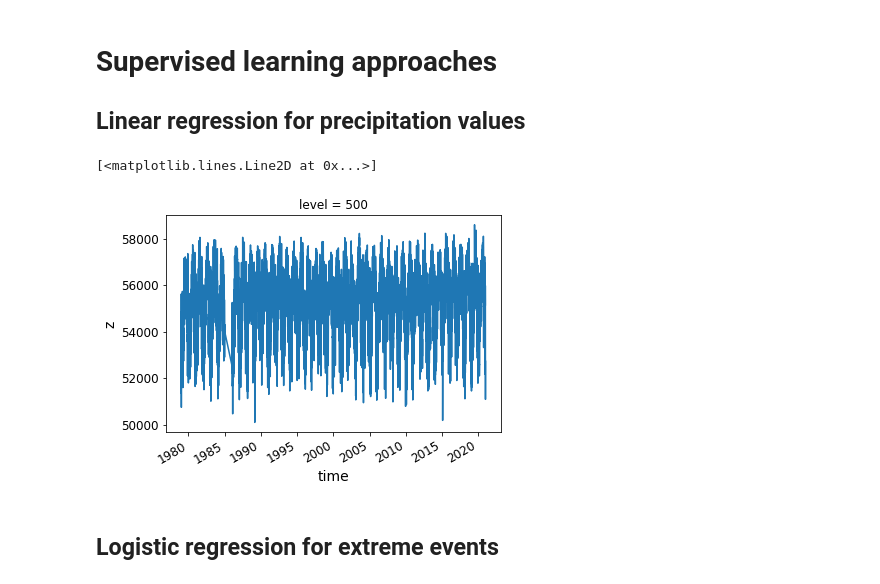
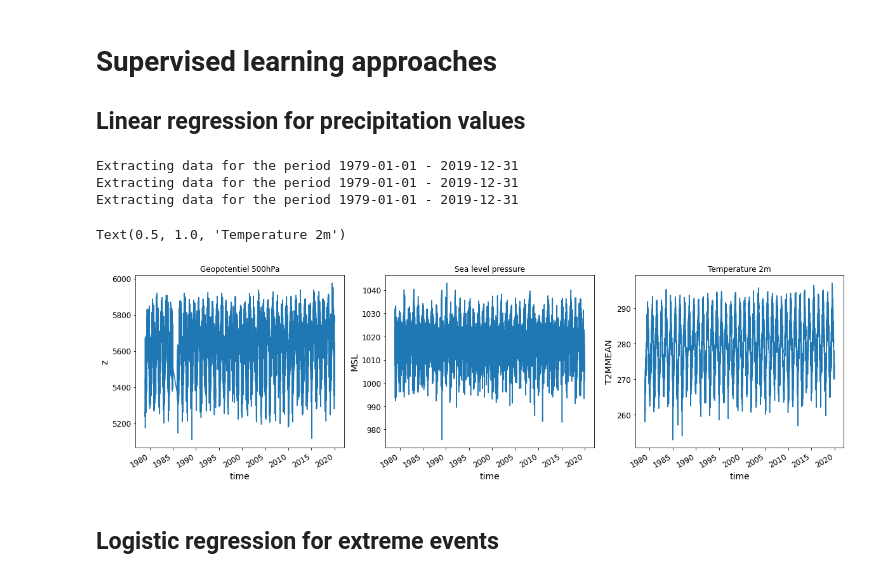
Before and after one commit to ML-precip/cas-aml-subprojects, a Jupyter notebook: M1_Classic_methods.ipynb, the cells around one changed output. Drawn from its saved outputs; the diff is of its cells as text; code cells hidden in the pictures.

Commit message:
Working on functions for data extraction.

```diff
--- a/M1_Classic_methods.ipynb
+++ b/M1_Classic_methods.ipynb
@@ -65,18 +78,22 @@ for key, ts in precip_xtreme.iteritems():
 
 def rename_dimensions_variables(ds):
     """Rename dimensions and attributes of the given dataset to homogenize data."""
-    if hasattr(ds, 'latitude'):
+    if 'latitude' in ds.dims:
         ds = ds.rename({'latitude': 'lat'})
-    if hasattr(ds, 'longitude'):
+    if 'longitude' in ds.dims:
         ds = ds.rename({'longitude': 'lon'})
 
     return ds
 
 
-def get_era5_data(files):
+def get_era5_data(files, start=DATE_START, end=DATE_END):
     """Extract ERA5 data for the given file(s) pattern/path."""
+    print('Extracting data for the period {} - {}'.format(start, end))
     ds = xr.open_mfdataset(DATADIR + '/ERA5/' + files, combine='by_coords')
     ds = rename_dimensions_variables(ds)
+    ds = ds.sel(
+        time=slice(start, end)
+    )
 
     return ds
 
@@ -142,13 +159,18 @@ def get_data_mean_over_box(ds, lats, lons, level = 0):
     lat_start = min(lats)
     lat_end = max(lats)
 
-    if (z.lat[0] > z.lat[1]):
+    if (ds.lat[0] > ds.lat[1]):
         lat_start = max(lats)
         lat_end = min(lats)
 
-    ds_box = z.sel(
-        lat=slice(lat_start, lat_end), lon=slice(min(lons), max(lons)), level=level
-    )
+    if 'level' in ds.dims:
+        ds_box = ds.sel(
+            lat=slice(lat_start, lat_end), lon=slice(min(lons), max(lons)), level=level
+        )
+    else:
+        ds_box = ds.sel(
+            lat=slice(lat_start, lat_end), lon=slice(min(lons), max(lons))
+        )
 
     return ds_box.mean(['lat', 'lon'])
 
@@ -171,12 +193,30 @@ def get_data_mean_over_CH_box(ds, level = 0):
 
 ## Linear regression for precipitation values
 # %%
-# Open geopotential data and get the mean value over Switzerland
+# Open data and get the mean value over Switzerland
 z = get_era5_data('geopotential/*.nc')
-z_ch_mean = get_data_mean_over_CH_box(z, 500)
+z500_mean = get_data_mean_over_CH_box(z, 500)
+mslp = get_era5_data('mslp/*.nc')
+mslp_mean = get_data_mean_over_CH_box(mslp)
+t2m = get_era5_data('Daymean_era5_T2M_EU_19790101-20210905.nc')
+t2m_mean = get_data_mean_over_CH_box(t2m)
+
+# Convert to geopotential height and hPa
+z500_mean['z'] = z500_mean['z'] / G
+mslp_mean['MSL'] = mslp_mean['MSL'] / 100
+# %% [output]
+Extracting data for the period 1979-01-01 - 2019-12-31
+Extracting data for the period 1979-01-01 - 2019-12-31
+Extracting data for the period 1979-01-01 - 2019-12-31
-# %%
-# Plot the time series
-z_ch_mean.z.plot()
-# %% [output]
-[<matplotlib.lines.Line2D at 0x...>]
-[figure, removed]
+# %%
+# Plot the time series
+fig, axs = plt.subplots(ncols=3, figsize=(20,5))
+z500_mean.z.plot(ax=axs[0])
+axs[0].set_title('Geopotentiel 500hPa')
+mslp_mean.MSL.plot(ax=axs[1])
+axs[1].set_title('Sea level pressure')
+t2m_mean.T2MMEAN.plot(ax=axs[2])
+axs[2].set_title('Temperature 2m')
+# %% [output]
+Text(0.5, 1.0, 'Temperature 2m')
+[figure, added]
```
Also changed, not shown: parts of 3 cells of this notebook.
